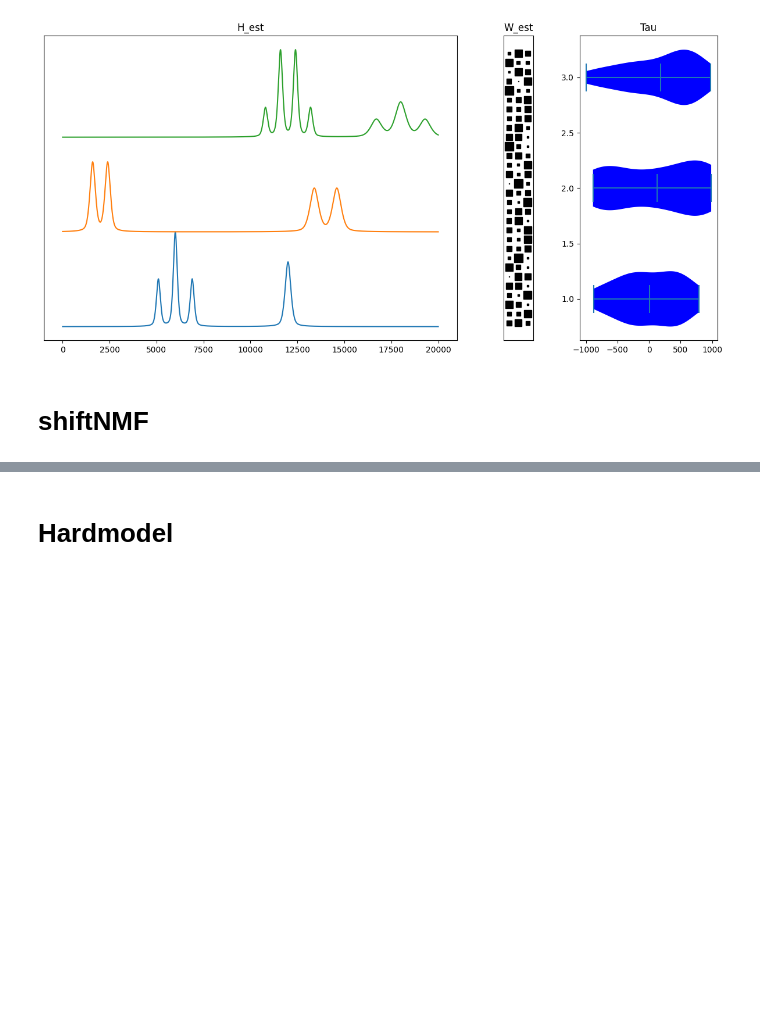
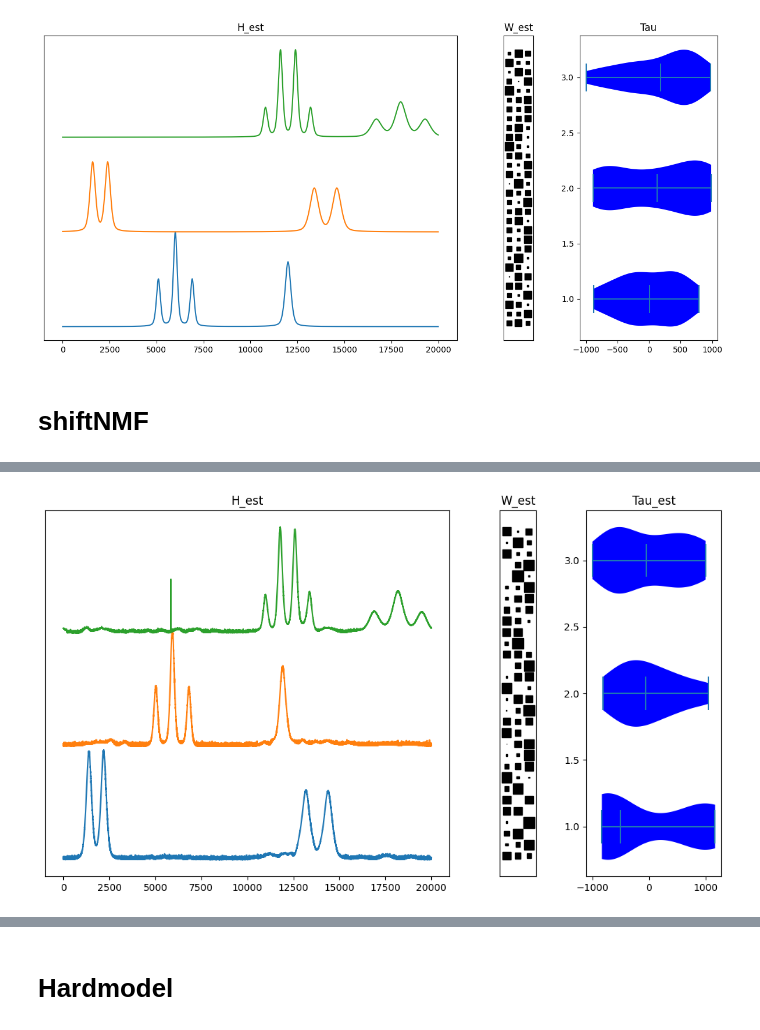
Before and after one commit to LucasEmcken/Bachelorprojekt, a Jupyter notebook: artificial_experiment.ipynb, the cells around one changed output, grey strips where cells are left out. Drawn from its saved outputs; the diff is of its cells as text; code cells hidden in the pictures; blank space fills up the shorter version.

```diff
--- a/artificial_experiment.ipynb
+++ b/artificial_experiment.ipynb
@@ -60,0 +68,26 @@ epoch: 1000, Loss: 0.02580587797444514, Tau: 5258.113769531255
+# %%
+# Create a gridspec object with 2 rows and 3 columns
+gs = gridspec.GridSpec(1, 3, width_ratios=[3, 1, 1])
+
+fig = plt.figure(figsize=(10, 6))
+
+# Plot H and H_est
+ax1 = plt.subplot(gs[0])
+plotSpaced(ax1, np.arange(H_est.shape[1]), H_est.T)
+ax1.set_title('H_est')
+
+ax2 = plt.subplot(gs[1])
+ax2.set_title('W_est')
+hinton(W_est.T, ax=ax2)
+
+ax3 = plt.subplot(gs[2])
+violin_parts = ax3.violinplot(tau_est, showmeans=False, showmedians=True, vert=False)
+ax3.set_title('Tau_est')
+change_violin_colors(violin_parts, color_list=['blue']*3)
+# change_violin_colors(violin_parts, [l.get_color() for l in ax3.get_children()[:3]])
+
+# Set tight layout
+plt.tight_layout()
+plt.show()
+# %% [output]
+[figure, added]
```
Also changed, not shown: parts of 5 cells of this notebook.
